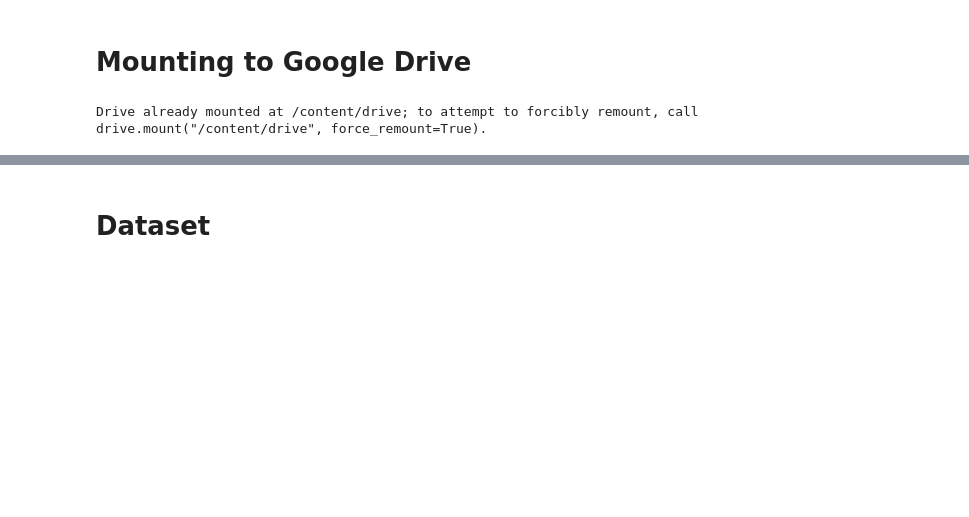
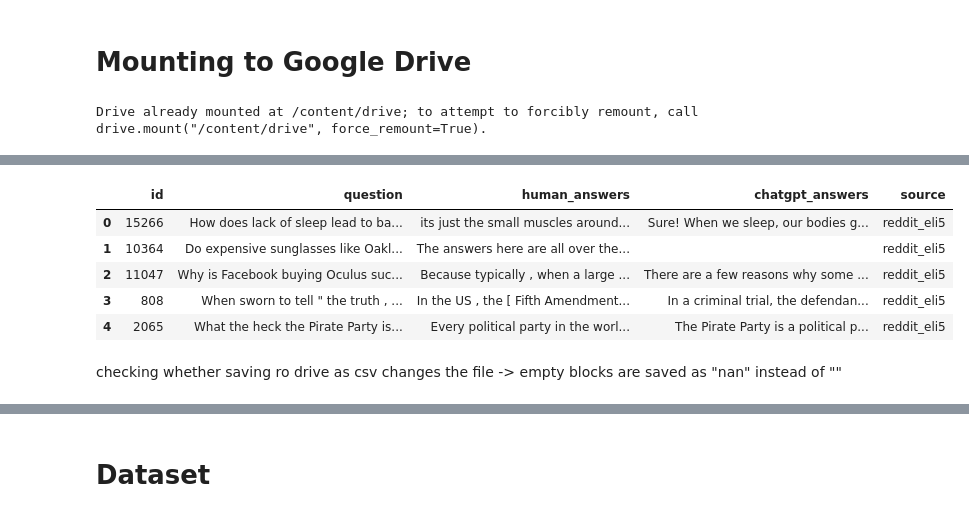
Before and after one commit to EngelMichael/FRA_UAS_AI_recognition_Project, a Jupyter notebook: AI_Classifier_FRA_UAS_Informatik_Projekt_.ipynb, the cells around one changed output, grey strips where cells are left out. Drawn from its saved outputs; the diff is of its cells as text; code cells hidden in the pictures; blank space fills up the shorter version.

Commit message:
started converting data to bert-readable format

```diff
--- a/AI_Classifier_FRA_UAS_Informatik_Projekt_.ipynb
+++ b/AI_Classifier_FRA_UAS_Informatik_Projekt_.ipynb
@@ -268,8 +268,8 @@ Median number of symbols in 'question': 172.0
 import re
 
 def clean_text(text):
-  """Cleans text by removing formatting remnants like \n.
-
+  """Cleans text by removing formatting remnants like \n [""] [''].
+      In its current form not removing URL remnants like (URL_1)
   Args:
     text: The input text string.
 
@@ -312,9 +312,3 @@ def clean_text(text):
   text = text.strip()  # Removes leading/trailing spaces
 
   return text
-'''
-# Example usage:
-text = "This is a\ntext with\nformatting remnants."
-cleaned_text = clean_text(text)
-print(cleaned_text)  # Output: This is a text with formatting remnants.
-'''
@@ -333,5 +325,7 @@ dtype: object
 train_df['human_answers'] = train_df['human_answers'].astype('string')
 train_df['chatgpt_answers'] = train_df['chatgpt_answers'].astype('string')
 # %%
+train_df['human_answers'] = train_df['human_answers'].astype('string')
+train_df['chatgpt_answers'] = train_df['chatgpt_answers'].astype('string')
 for column in ['human_answers', 'chatgpt_answers']:
     train_df[column] = train_df[column].apply(clean_text) #applyng cleaning function to every element in the dataframe
@@ -425,0 +462,11 @@ train_df_loaded.head()
+# %%
+train_df.head()
+# %% [output]
+|  | id | question | human_answers | chatgpt_answers | source |
+| 0 | 15266 | How does lack of sleep lead to ba... | its just the small muscles around... | Sure! When we sleep, our bodies g... | reddit_eli5 |
+| 1 | 10364 | Do expensive sunglasses like Oakl... | The answers here are all over the... |  | reddit_eli5 |
+| 2 | 11047 | Why is Facebook buying Oculus suc... | Because typically , when a large ... | There are a few reasons why some ... | reddit_eli5 |
+| 3 | 808 | When sworn to tell " the truth , ... | In the US , the [ Fifth Amendment... | In a criminal trial, the defendan... | reddit_eli5 |
+| 4 | 2065 | What the heck the Pirate Party is... | Every political party in the worl... | The Pirate Party is a political p... | reddit_eli5 |
+# %% [markdown]
+checking whether saving ro drive as csv changes the file -> empty blocks are saved as "nan" instead of ""
```
Also changed, not shown: parts of 10 cells of this notebook.
